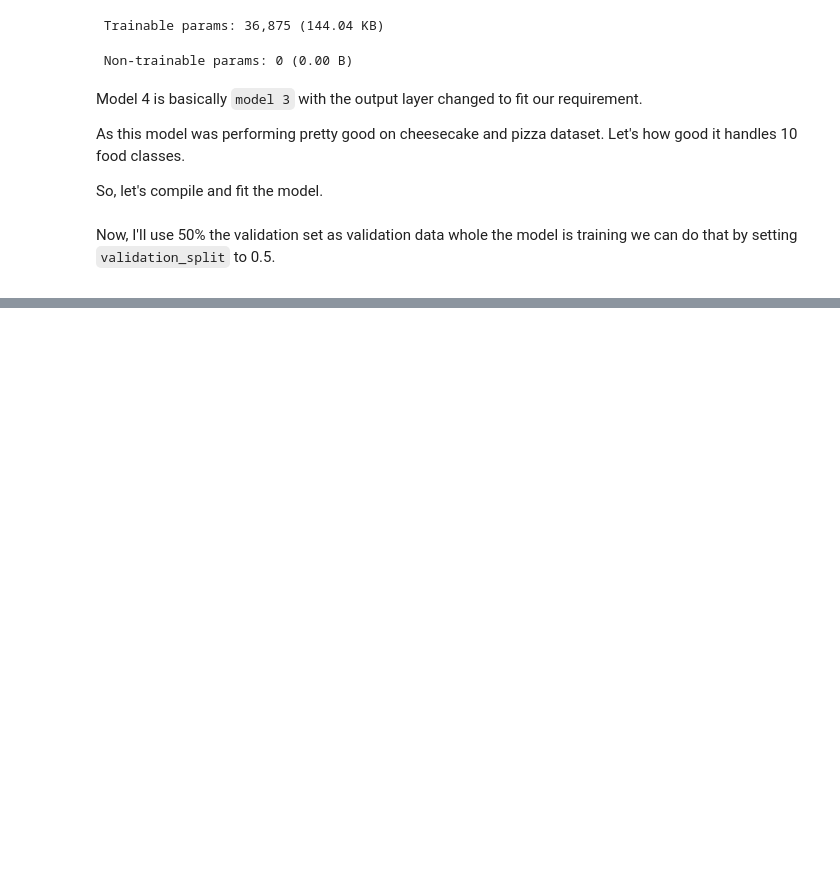
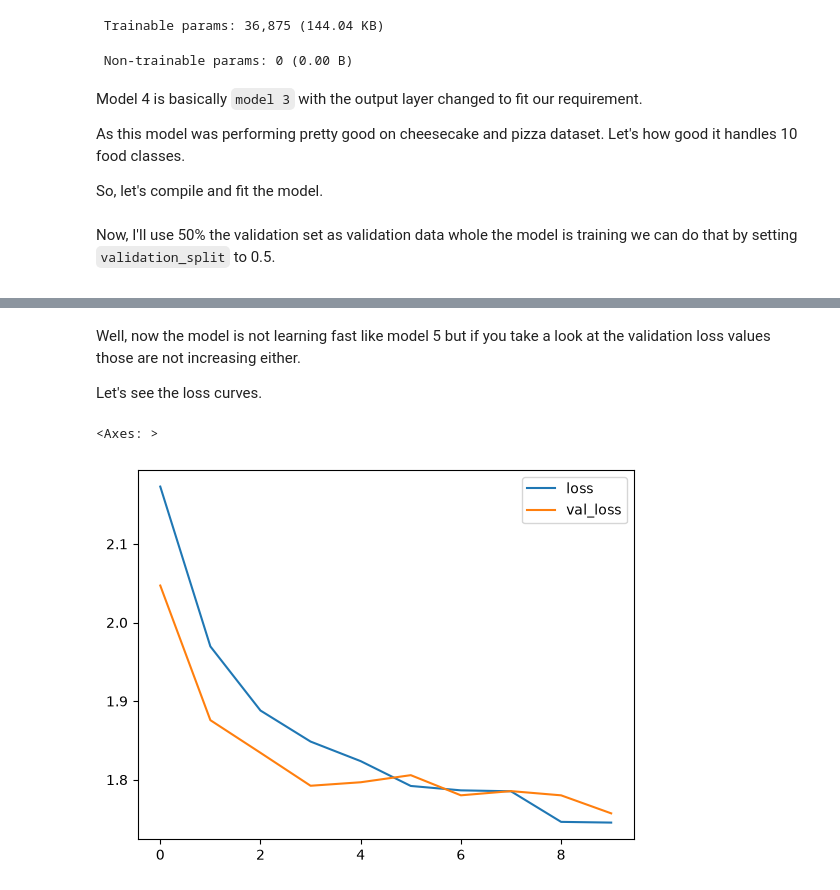
Before and after one commit to RishatTalukder/Deep_Learning_With_Tensorflow, a Jupyter notebook: 4_Convolutional_Neural_network/2_CNN_Multiclass.ipynb, the cells around one changed output, grey strips where cells are left out. Cells and saved outputs as stored; diff of their text form; code cells hidden in the pictures; blank space fills up the shorter version.

```diff
--- a/4_Convolutional_Neural_network/2_CNN_Multiclass.ipynb
+++ b/4_Convolutional_Neural_network/2_CNN_Multiclass.ipynb
@@ -228,0 +360,21 @@ pd.DataFrame(
+# %%
+
+model6 = models.Sequential([
+    layers.Input((224,224,3)),
+
+    augmentation,
+    layers.Rescaling(1./255),
+
+    layers.Conv2D(10, (3,3), activation='relu'),
+    layers.AveragePooling2D((2,2)),
+
+    layers.Conv2D(10, (3,3), activation='relu'),
+    layers.AveragePooling2D((4,4)),
+
+    layers.Flatten(),
+
+    # layers.Dense(5, activation='relu'),
+    layers.Dense(10, activation=activations.softmax)
+])
+
+model6.summary()
@@ -228,0 +405,12 @@ pd.DataFrame(
+# %%
+model6.compile(
+    optimizer=optimizers.Adam(),
+    loss=losses.SparseCategoricalCrossentropy(),
+    metrics=[metrics.SparseCategoricalAccuracy()]
+)
+
+model6.fit(
+    training_set,
+    epochs=10,
+    validation_data=validation_set
+)
@@ -228,0 +439,14 @@ pd.DataFrame(
+# %% [markdown]
+Well, now the model is not learning fast like model 5 but if you take a look at the validation loss values those are not increasing either.
+
+Let's see the loss curves.
+# %%
+pd.DataFrame(
+    data={
+        'loss': model6.history.history['loss'],
+        'val_loss': model6.history.history['val_loss'],
+    }
+).plot()
+# %% [output]
+<Axes: >
+[figure, added]
```
Also changed, not shown: parts of 17 cells of this notebook.
